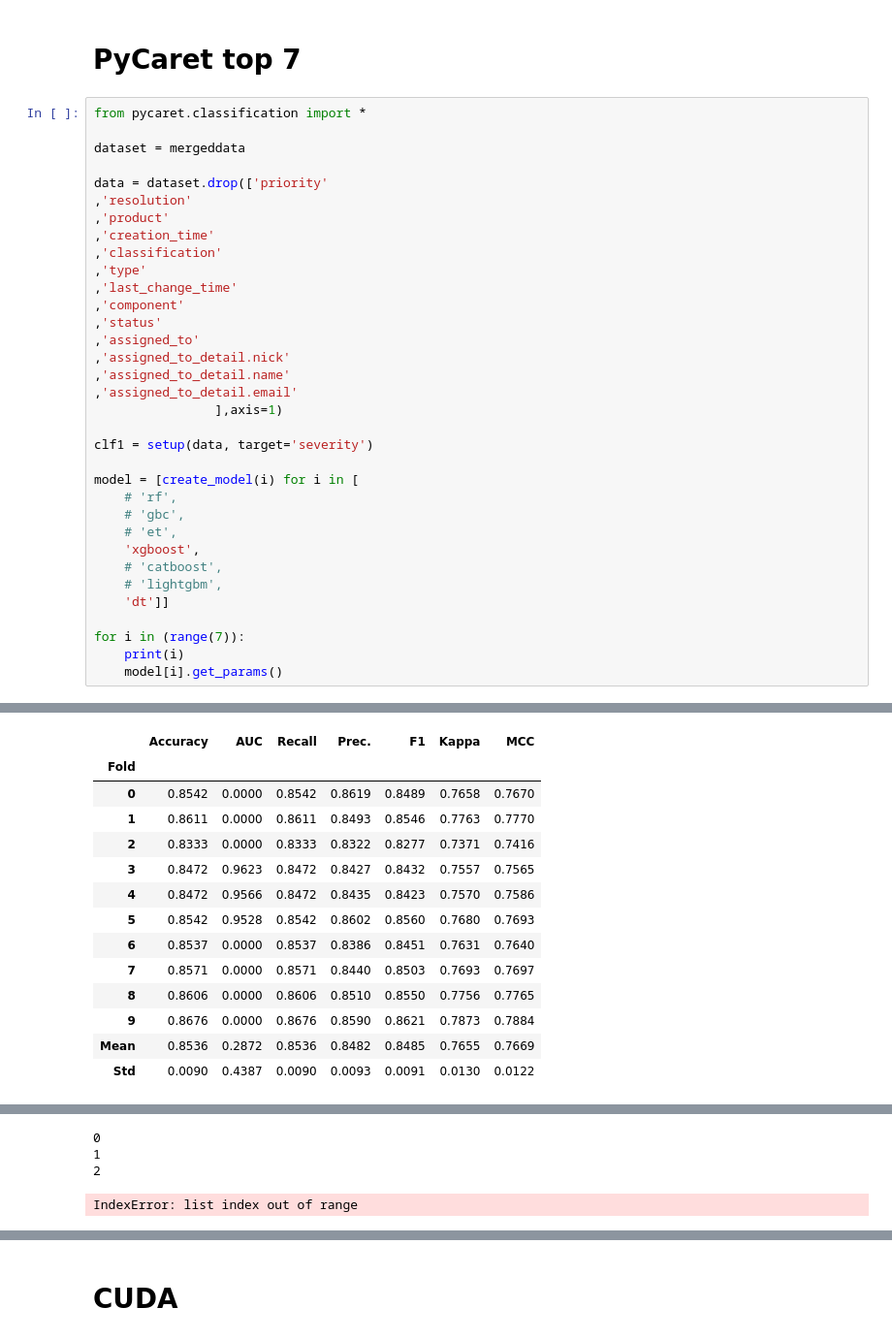
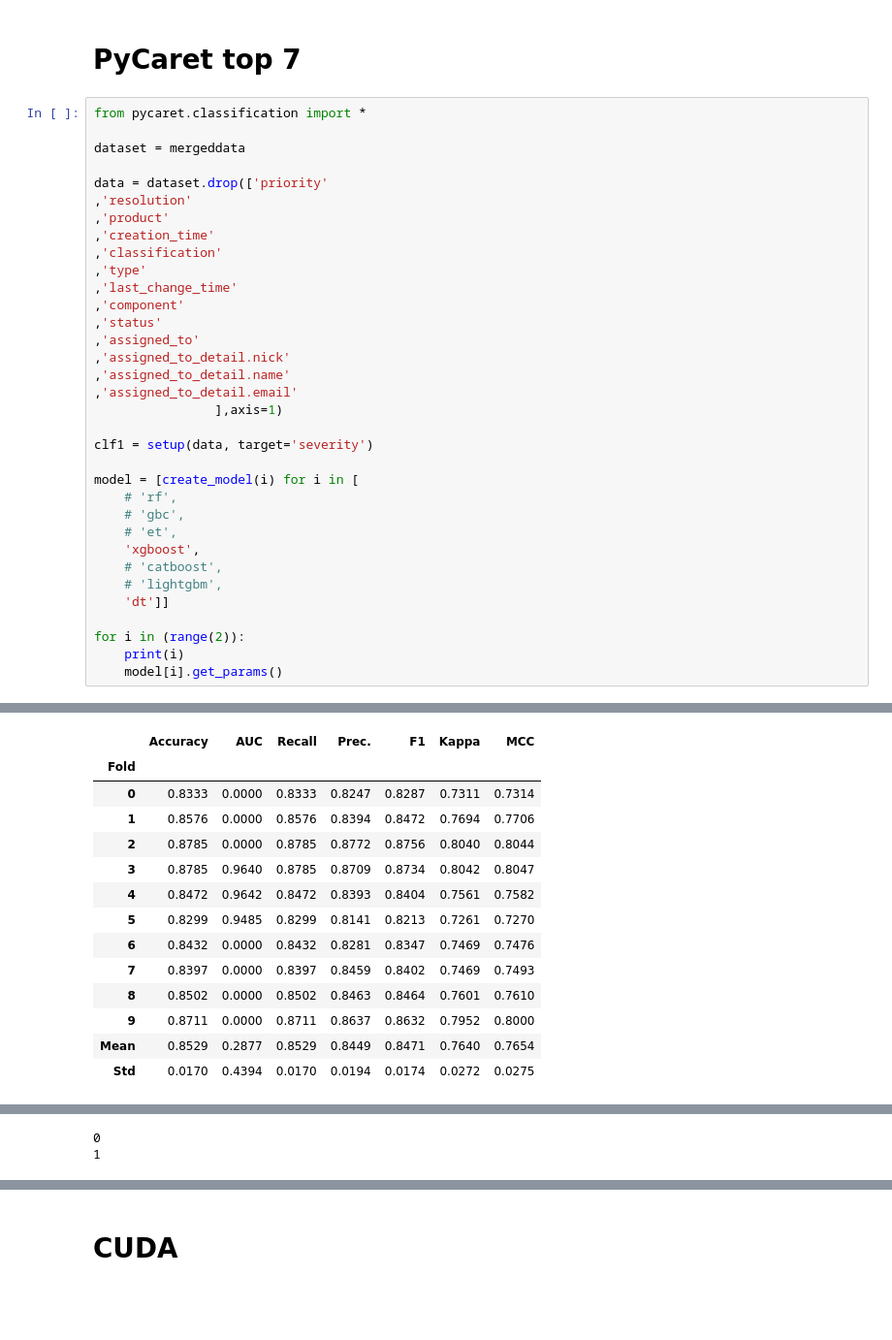
Before and after one commit to jonathano88/Data, a Jupyter notebook: analysis.ipynb, the cells around one changed output, grey strips where cells are left out. Shown at 97% size. Drawn from its saved outputs; the diff is of its cells as text; blank space fills up the shorter version.

```diff
--- a/analysis.ipynb
+++ b/analysis.ipynb
@@ -846,7 +846,7 @@ model = [create_model(i) for i in [
     # 'lightgbm',
     'dt']]
 
-for i in (range(7)):
+for i in (range(2)):
     print(i)
     model[i].get_params()
 # %% [output]
@@ -870,18 +870,18 @@ for i in (range(7)):
 [interactive output not drawn]
 |  | Accuracy | AUC | Recall | Prec. | F1 | Kappa | MCC |
 | Fold |  |  |  |  |  |  |  |
-| 0 | 0.8542 | 0.0000 | 0.8542 | 0.8619 | 0.8489 | 0.7658 | 0.7670 |
-| 1 | 0.8611 | 0.0000 | 0.8611 | 0.8493 | 0.8546 | 0.7763 | 0.7770 |
-| 2 | 0.8333 | 0.0000 | 0.8333 | 0.8322 | 0.8277 | 0.7371 | 0.7416 |
-| 3 | 0.8472 | 0.9623 | 0.8472 | 0.8427 | 0.8432 | 0.7557 | 0.7565 |
-| 4 | 0.8472 | 0.9566 | 0.8472 | 0.8435 | 0.8423 | 0.7570 | 0.7586 |
-| 5 | 0.8542 | 0.9528 | 0.8542 | 0.8602 | 0.8560 | 0.7680 | 0.7693 |
-| 6 | 0.8537 | 0.0000 | 0.8537 | 0.8386 | 0.8451 | 0.7631 | 0.7640 |
-| 7 | 0.8571 | 0.0000 | 0.8571 | 0.8440 | 0.8503 | 0.7693 | 0.7697 |
-| 8 | 0.8606 | 0.0000 | 0.8606 | 0.8510 | 0.8550 | 0.7756 | 0.7765 |
-| 9 | 0.8676 | 0.0000 | 0.8676 | 0.8590 | 0.8621 | 0.7873 | 0.7884 |
-| Mean | 0.8536 | 0.2872 | 0.8536 | 0.8482 | 0.8485 | 0.7655 | 0.7669 |
-| Std | 0.0090 | 0.4387 | 0.0090 | 0.0093 | 0.0091 | 0.0130 | 0.0122 |
+| 0 | 0.8333 | 0.0000 | 0.8333 | 0.8247 | 0.8287 | 0.7311 | 0.7314 |
+| 1 | 0.8576 | 0.0000 | 0.8576 | 0.8394 | 0.8472 | 0.7694 | 0.7706 |
+| 2 | 0.8785 | 0.0000 | 0.8785 | 0.8772 | 0.8756 | 0.8040 | 0.8044 |
+| 3 | 0.8785 | 0.9640 | 0.8785 | 0.8709 | 0.8734 | 0.8042 | 0.8047 |
+| 4 | 0.8472 | 0.9642 | 0.8472 | 0.8393 | 0.8404 | 0.7561 | 0.7582 |
+| 5 | 0.8299 | 0.9485 | 0.8299 | 0.8141 | 0.8213 | 0.7261 | 0.7270 |
+| 6 | 0.8432 | 0.0000 | 0.8432 | 0.8281 | 0.8347 | 0.7469 | 0.7476 |
+| 7 | 0.8397 | 0.0000 | 0.8397 | 0.8459 | 0.8402 | 0.7469 | 0.7493 |
+| 8 | 0.8502 | 0.0000 | 0.8502 | 0.8463 | 0.8464 | 0.7601 | 0.7610 |
+| 9 | 0.8711 | 0.0000 | 0.8711 | 0.8637 | 0.8632 | 0.7952 | 0.8000 |
+| Mean | 0.8529 | 0.2877 | 0.8529 | 0.8449 | 0.8471 | 0.7640 | 0.7654 |
+| Std | 0.0170 | 0.4394 | 0.0170 | 0.0194 | 0.0174 | 0.0272 | 0.0275 |
 [interactive output not drawn]
 [interactive output not drawn]
 |  | Accuracy | AUC | Recall | Prec. | F1 | Kappa | MCC |
@@ -901,8 +901,6 @@ for i in (range(7)):
 [interactive output not drawn]
 0
 1
-2
-IndexError: list index out of range
 # %%
 import pickle as pk
 i=0
```
Also changed, not shown: parts of 3 cells of this notebook.
